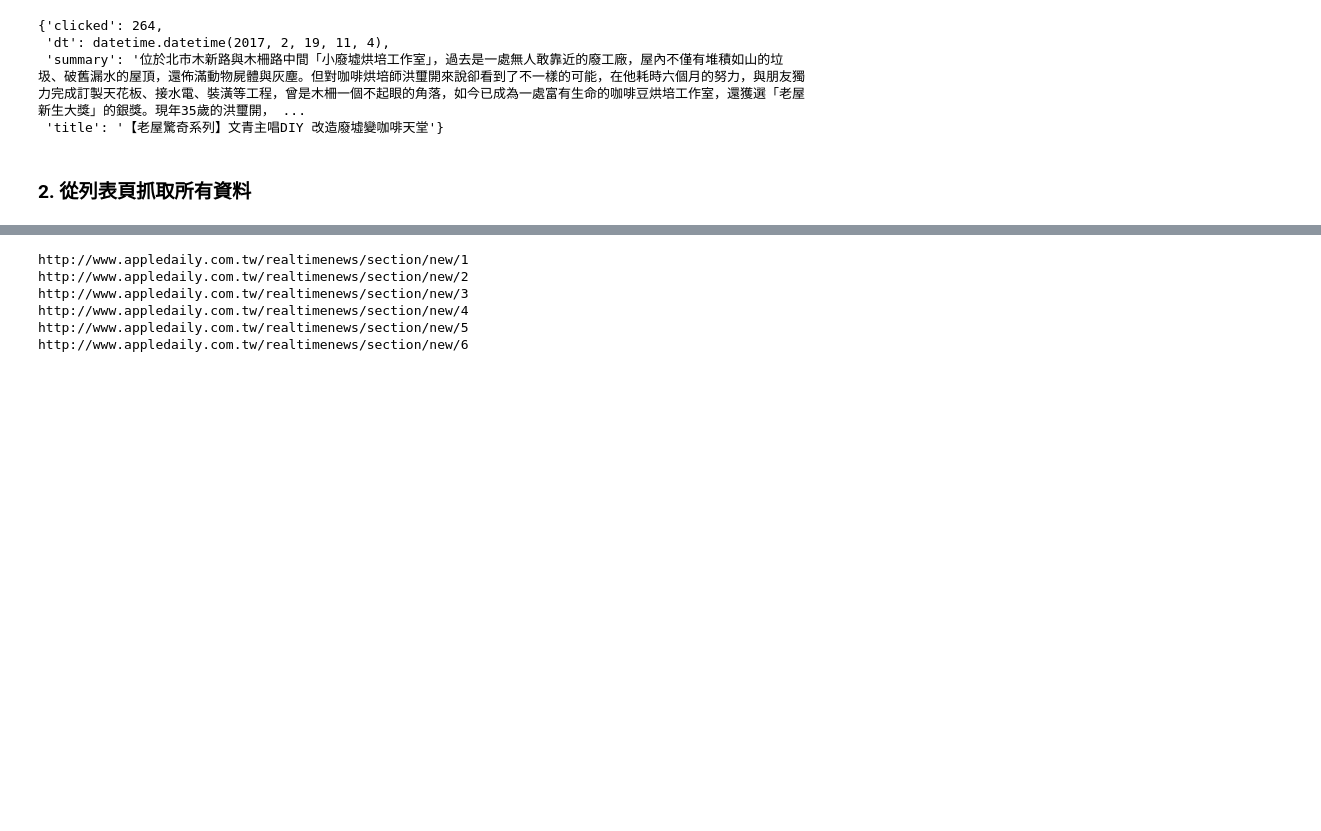
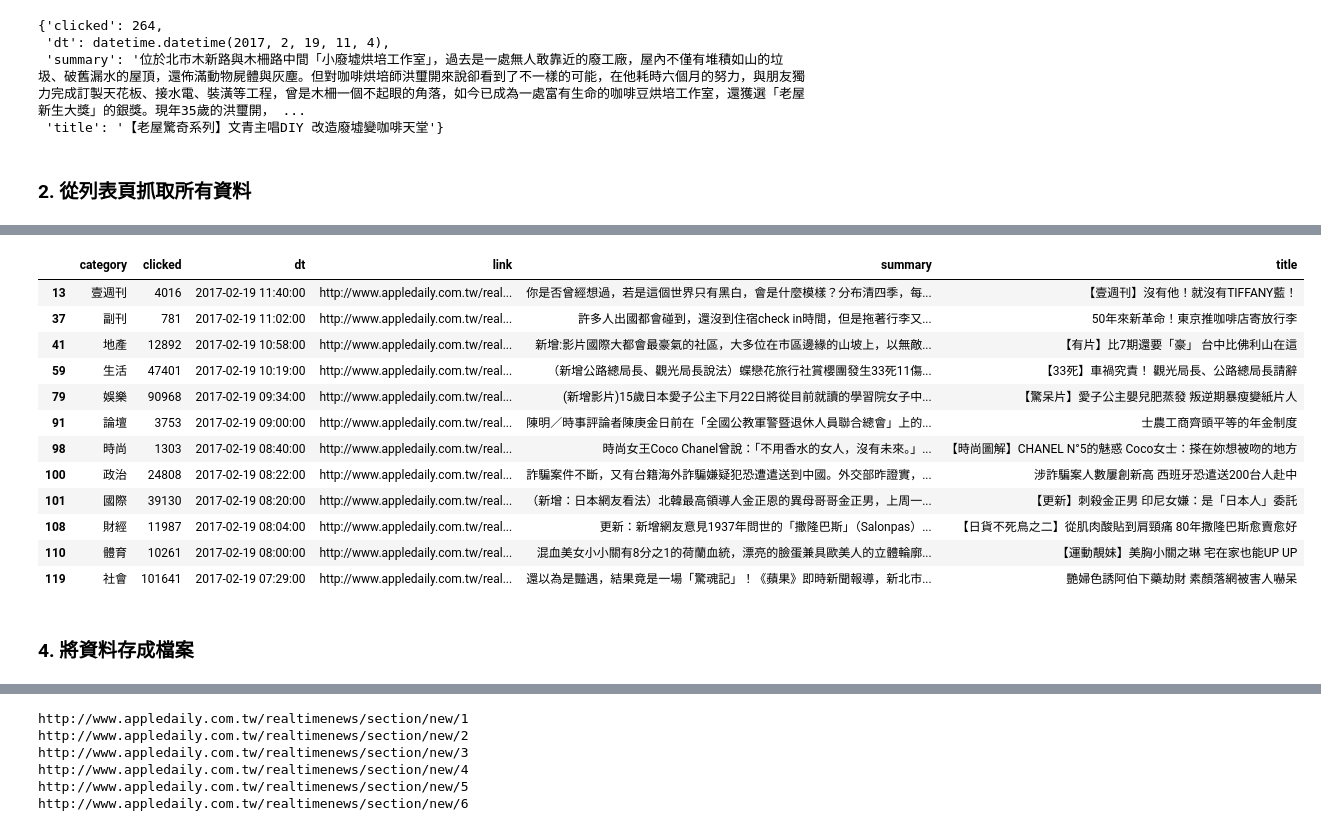
Before and after one commit to ywchiu/tristarpy, a Jupyter notebook: Demo20170219.ipynb, the cells around one changed output, grey strips where cells are left out. Cells and saved outputs as stored; diff of their text form; code cells hidden in the pictures; blank space fills up the shorter version.

Commit message:
pandas

```diff
--- a/Demo20170219.ipynb
+++ b/Demo20170219.ipynb
@@ -281,9 +281,10 @@ def pageDetail(detailurl):
     summary = ' '.join(soup.select('#summary')[0].text.split())
     dt      = datetime.strptime(soup.select('.gggs time')[0].text, '%Y年%m月%d日%H:%M')
     clicked = 0
-    m = re.search('人氣\((\d+)\)', soup.select('.clicked')[0].text)
-    if m:
-        clicked = int(m.group(1))
+    if len(soup.select('.clicked')) > 0:
+        m = re.search('人氣\((\d+)\)', soup.select('.clicked')[0].text)
+        if m:
+            clicked = int(m.group(1))
     return {'title':title, 'summary':summary, 'dt':dt, 'clicked':clicked}
 # %%
 pageDetail('http://www.appledaily.com.tw/realtimenews/article/life/20170219/1044398/%E3%80%90%E8%80%81%E5%B1%8B%E9%A9%9A%E5%A5%87%E7%B3%BB%E5%88%97%E3%80%91%E6%96%87%E9%9D%92%E4%B8%BB%E5%94%B1DIY%E3%80%80%E6%94%B9%E9%80%A0%E5%BB%A2%E5%A2%9F%E8%AE%8A%E5%92%96%E5%95%A1%E5%A4%A9%E5%A0%82')
@@ -324,0 +318,4 @@ newsary[0]
+# %%
+import pandas
+newspd = pandas.DataFrame(newsary)
+newspd.head()
@@ -324,0 +357,20 @@ newsary[0]
+# %%
+idx = newspd.groupby(['category'])['clicked'].transform(max) == newspd['clicked']
+#idx
+newspd[idx]
+# %% [output]
+|  | category | clicked | dt | link | summary | title |
+| 13 | 壹週刊 | 4016 | 2017-02-19 11:40:00 | http://www.appledaily.com.tw/real... | 你是否曾經想過，若是這個世界只有黑白，會是什麼模樣？分布清四季，每... | 【壹週刊】沒有他！就沒有TIFFANY藍！ |
+| 37 | 副刊 | 781 | 2017-02-19 11:02:00 | http://www.appledaily.com.tw/real... | 許多人出國都會碰到，還沒到住宿check in時間，但是拖著行李又... | 50年來新革命！東京推咖啡店寄放行李 |
+| 41 | 地產 | 12892 | 2017-02-19 10:58:00 | http://www.appledaily.com.tw/real... | 新增:影片國際大都會最豪氣的社區，大多位在市區邊緣的山坡上，以無敵... | 【有片】比7期還要「豪」 台中比佛利山在這 |
+| 59 | 生活 | 47401 | 2017-02-19 10:19:00 | http://www.appledaily.com.tw/real... | （新增公路總局長、觀光局長說法）蝶戀花旅行社賞櫻團發生33死11傷... | 【33死】車禍究責！ 觀光局長、公路總局長請辭 |
+| 79 | 娛樂 | 90968 | 2017-02-19 09:34:00 | http://www.appledaily.com.tw/real... | (新增影片)15歲日本愛子公主下月22日將從目前就讀的學習院女子中... | 【驚呆片】愛子公主嬰兒肥蒸發 叛逆期暴瘦變紙片人 |
+| 91 | 論壇 | 3753 | 2017-02-19 09:00:00 | http://www.appledaily.com.tw/real... | 陳明／時事評論者陳庚金日前在「全國公教軍警暨退休人員聯合總會」上的... | 士農工商齊頭平等的年金制度 |
+| 98 | 時尚 | 1303 | 2017-02-19 08:40:00 | http://www.appledaily.com.tw/real... | 時尚女王Coco Chanel曾說：「不用香水的女人，沒有未來。」... | 【時尚圖解】CHANEL N°5的魅惑 Coco女士：搽在妳想被吻的地方 |
+| 100 | 政治 | 24808 | 2017-02-19 08:22:00 | http://www.appledaily.com.tw/real... | 詐騙案件不斷，又有台籍海外詐騙嫌疑犯恐遭遣送到中國。外交部昨證實，... | 涉詐騙案人數屢創新高 西班牙恐遣送200台人赴中 |
+| 101 | 國際 | 39130 | 2017-02-19 08:20:00 | http://www.appledaily.com.tw/real... | （新增：日本網友看法）北韓最高領導人金正恩的異母哥哥金正男，上周一... | 【更新】刺殺金正男 印尼女嫌：是「日本人」委託 |
+| 108 | 財經 | 11987 | 2017-02-19 08:04:00 | http://www.appledaily.com.tw/real... | 更新：新增網友意見1937年問世的「撒隆巴斯」（Salonpas）... | 【日貨不死鳥之二】從肌肉酸貼到肩頸痛 80年撒隆巴斯愈賣愈好 |
+| 110 | 體育 | 10261 | 2017-02-19 08:00:00 | http://www.appledaily.com.tw/real... | 混血美女小小關有8分之1的荷蘭血統，漂亮的臉蛋兼具歐美人的立體輪廓... | 【運動靚妹】美胸小關之琳 宅在家也能UP UP |
+| 119 | 社會 | 101641 | 2017-02-19 07:29:00 | http://www.appledaily.com.tw/real... | 還以為是豔遇，結果竟是一場「驚魂記」！《蘋果》即時新聞報導，新北市... | 艷婦色誘阿伯下藥劫財 素顏落網被害人嚇呆 |
+# %% [markdown]
+### 4. 將資料存成檔案
```
Also changed, not shown: parts of 10 cells of this notebook.
